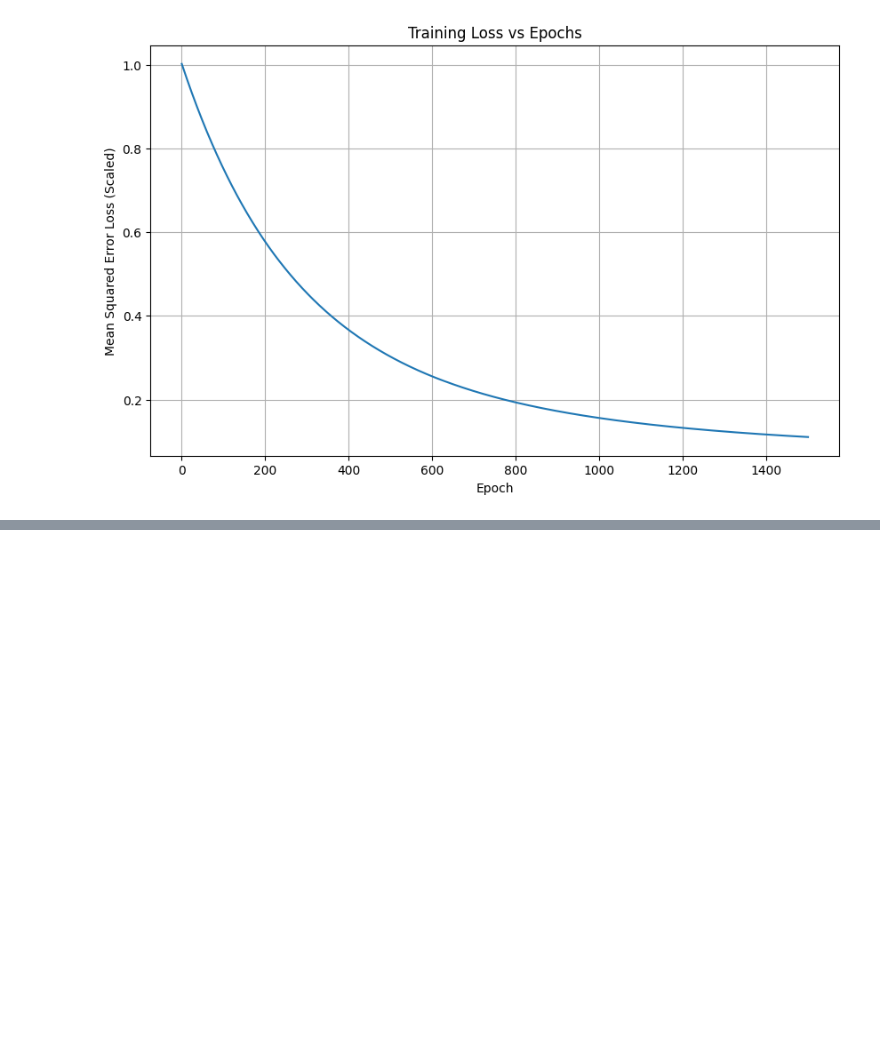
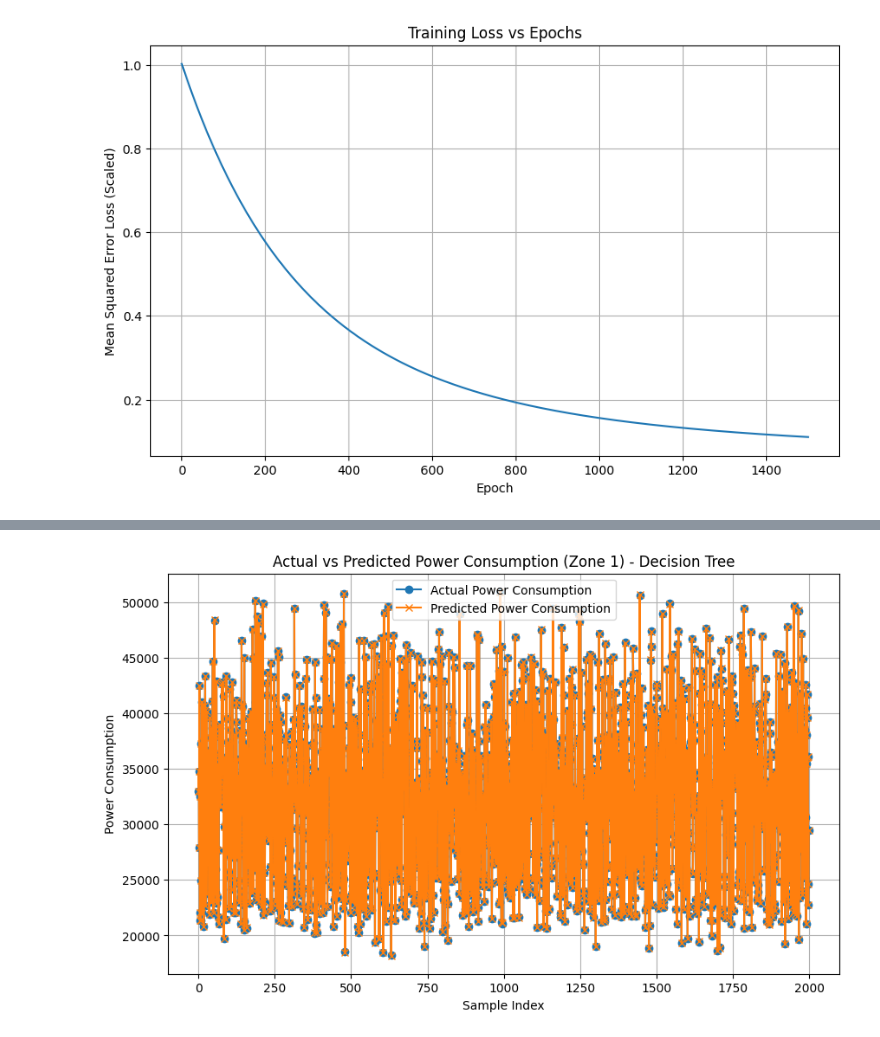
Before and after one commit to aditya2k5/Forecasting-electric-load-using_ML, a Jupyter notebook: Load_prediction_best_model.ipynb, the cells around one changed output, grey strips where cells are left out. Drawn from its saved outputs; the diff is of its cells as text; code cells hidden in the pictures; blank space fills up the shorter version.

```diff
--- a/Load_prediction_best_model.ipynb
+++ b/Load_prediction_best_model.ipynb
@@ -292,0 +216,98 @@ R² Score: 1.00
+# %%
+import numpy as np
+import pandas as pd
+import matplotlib.pyplot as plt
+from sklearn.tree import DecisionTreeRegressor
+from sklearn.metrics import mean_squared_error, r2_score
+from sklearn.preprocessing import StandardScaler
+from sklearn.model_selection import train_test_split
+
+# Data inspection
+print("Data Summary:")
+print(df.describe())
+print("\nMissing Values:")
+print(df.isnull().sum())
+
+# Features (consistent with previous code)
+features = ['Temperature', 'Humidity', 'WindSpeed', 'GeneralDiffuseFlows', 'DiffuseFlows', 'Hour', 'Day', 'Month','PowerConsumption_Zone1']
+X = df[features]
+y = df['PowerConsumption_Zone1']
+
+# Standardize features
+scaler = StandardScaler()
+X_scaled = scaler.fit_transform(X)
+
+# Standardize target variable
+y_scaler = StandardScaler()
+y_scaled = y_scaler.fit_transform(y.values.reshape(-1, 1)).flatten()
+
+# Split data
+X_train, X_test, y_train, y_test = train_test_split(X_scaled, y_scaled, test_size=0.2, random_state=42)
+
+# Simulate epochs by incrementally increasing training data
+n_epochs = 100
+train_losses = []
+val_losses = []
+n_samples = len(X_train)
+step_size = max(1, n_samples // n_epochs)  # Ensure at least 1 sample per step
+
+# Initialize model
+model = DecisionTreeRegressor(max_depth=10, random_state=42)
+
+for epoch in range(n_epochs):
+    # Use increasing subsets of training data
+    end_idx = min((epoch + 1) * step_size, n_samples)
+    X_train_subset = X_train[:end_idx]
+    y_train_subset = y_train[:end_idx]
+
+    # Train model on subset
+    model.fit(X_train_subset, y_train_subset)
+
+    # Compute training and validation loss
+    y_pred_train = model.predict(X_train_subset)
+    y_pred_val = model.predict(X_test)
+    train_loss = mean_squared_error(y_train_subset, y_pred_train)
+    val_loss = mean_squared_error(y_test, y_pred_val)
+    train_losses.append(train_loss)
+    val_losses.append(val_loss)
+
+    # Print progress every 10 epochs
+    if (epoch + 1) % 10 == 0:
+        print(f'Epoch {epoch + 1}/{n_epochs}, Train Loss: {train_loss:.4f}, Val Loss: {val_loss:.4f}')
+
+# Final model training on full training data
+model.fit(X_train, y_train)
+y_pred_scaled = model.predict(X_test)
+
+# Inverse transform for evaluation
+y_pred = y_scaler.inverse_transform(y_pred_scaled.reshape(-1, 1)).flatten()
+y_test_orig = y_scaler.inverse_transform(y_test.reshape(-1, 1)).flatten()
+
+# Testing
+mse = mean_squared_error(y_test_orig, y_pred)
+r2 = r2_score(y_test_orig, y_pred)
+print(f'Mean Squared Error: {mse:.2f}')
+print(f'R² Score: {r2:.2f}')
+
+# Plotting actual vs predicted
+plt.figure(figsize=(10, 6))
+plt.plot(y_test_orig[:2000], label='Actual Power Consumption', marker='o')
+plt.plot(y_pred[:2000], label='Predicted Power Consumption', marker='x')
+plt.title('Actual vs Predicted Power Consumption (Zone 1) - Decision Tree')
+plt.xlabel('Sample Index')
+plt.ylabel('Power Consumption')
+plt.legend()
+plt.grid(True)
+plt.show()
+
+# Plotting loss over epochs
+plt.figure(figsize=(10, 6))
+plt.plot(range(1, n_epochs + 1), train_losses, label='Training Loss')
+plt.plot(range(1, n_epochs + 1), val_losses, label='Validation Loss')
+plt.title('Training and Validation Loss vs Epochs')
+plt.xlabel('Epoch (Data Subset Iteration)')
+plt.ylabel('Mean Squared Error Loss (Scaled)')
+plt.legend()
+plt.grid(True)
+plt.show()
+# %% [output]
@@ -292,0 +331 @@ R² Score: 1.00
+[figure, added]
```
Also changed, not shown: parts of 8 cells of this notebook.
